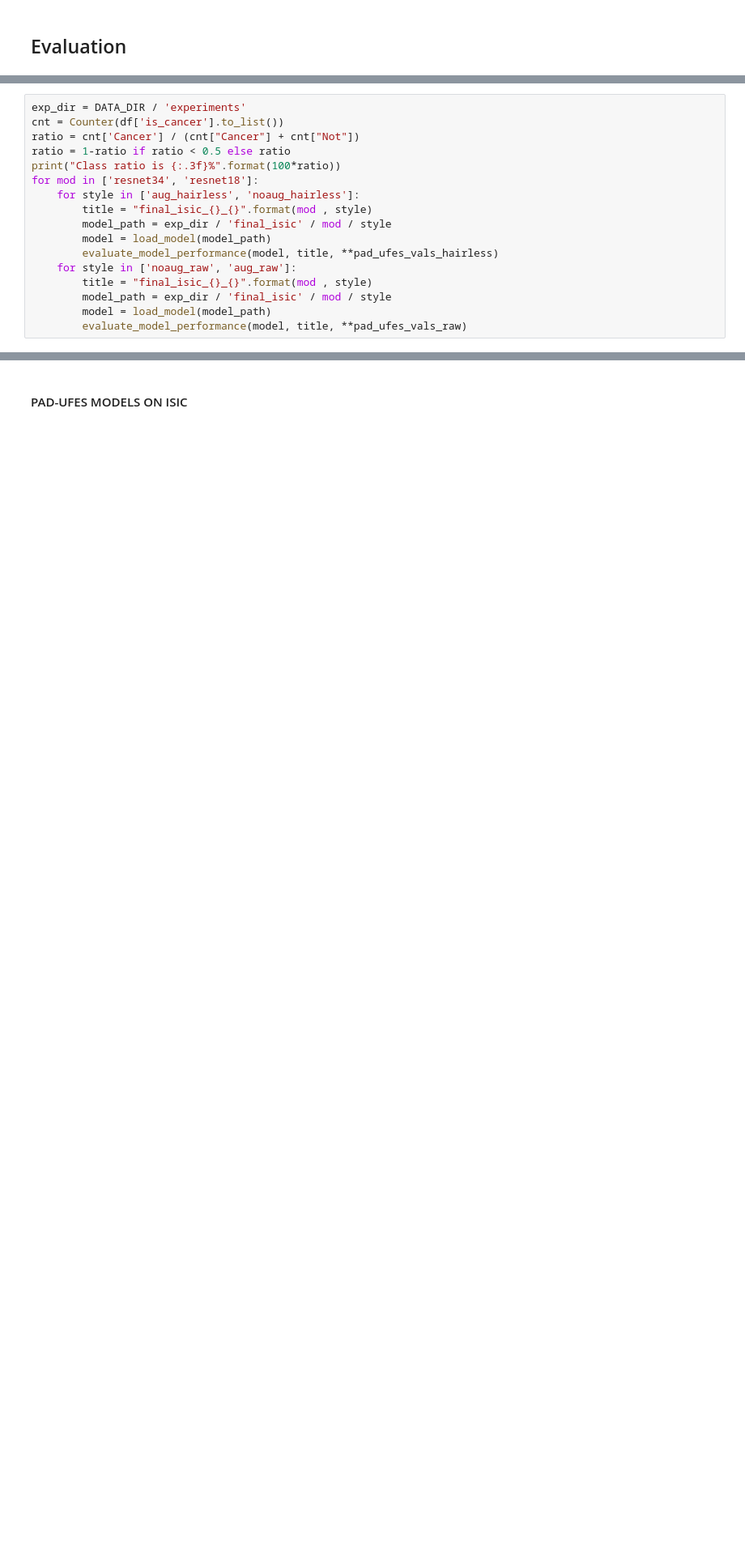
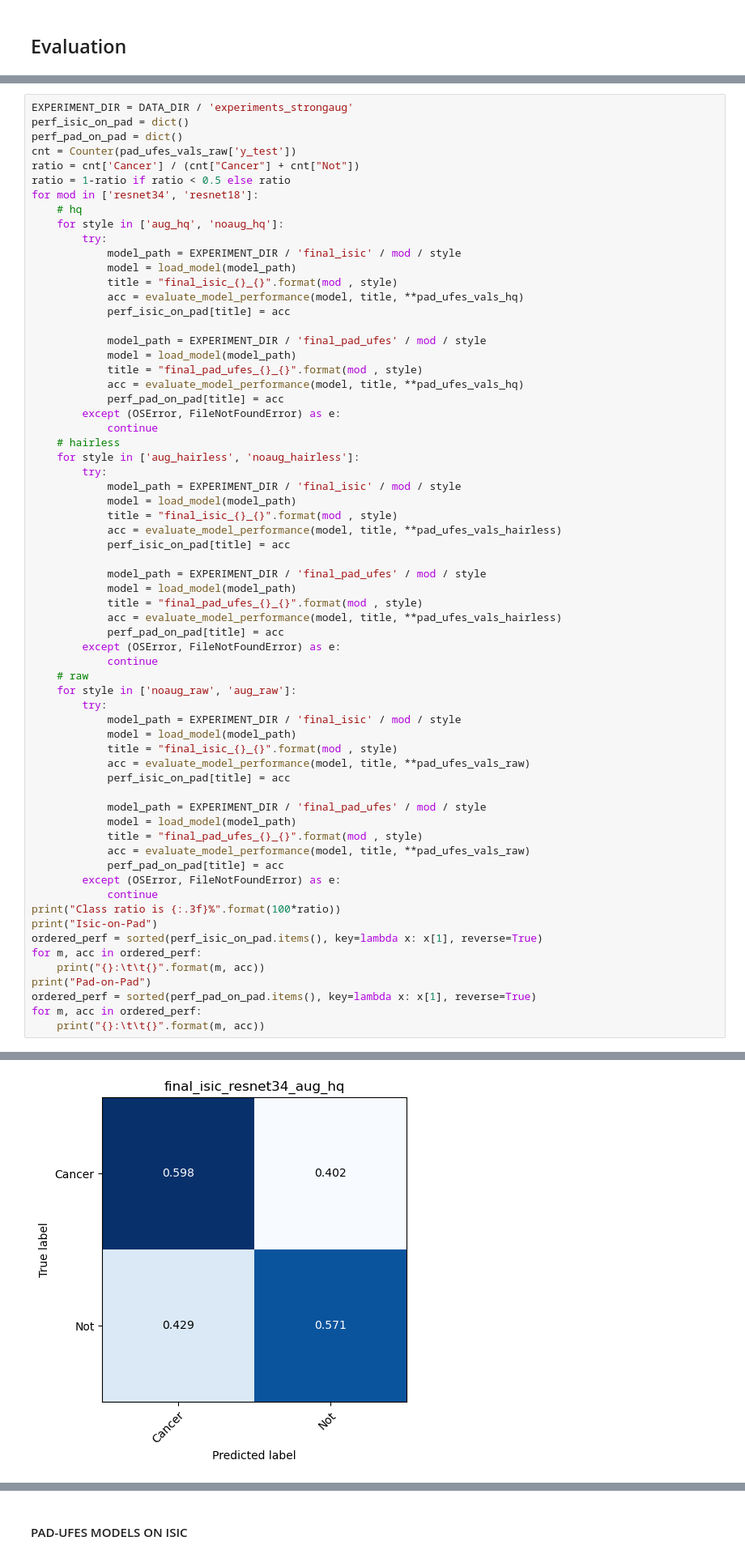
Before and after one commit to CEDipEngineering/ComputerAidedSkinCancerIdentificationAndDiagnosis, a Jupyter notebook: experiments/dip/final_experiments/performance_tests.ipynb, the cells around one changed output, grey strips where cells are left out. Shown at 81% size. Saved outputs shown, nothing was run; the diff lists cells and outputs as text; blank space fills up the shorter version.

Commit message:
Add more analysis to model tranings, and start training what seems to be most promising

```diff
--- a/experiments/dip/final_experiments/performance_tests.ipynb
+++ b/experiments/dip/final_experiments/performance_tests.ipynb
@@ -126,17 +129,0 @@ def evaluate_model_performance(model: keras.models.Sequential, title:str, x_test
-# %%
-exp_dir = DATA_DIR / 'experiments'
-cnt = Counter(df['is_cancer'].to_list())
-ratio = cnt['Cancer'] / (cnt["Cancer"] + cnt["Not"])
-ratio = 1-ratio if ratio < 0.5 else ratio
-print("Class ratio is {:.3f}%".format(100*ratio))
-for mod in ['resnet34', 'resnet18']:
-    for style in ['aug_hairless', 'noaug_hairless']:
-        title = "final_isic_{}_{}".format(mod , style)
-        model_path = exp_dir / 'final_isic' / mod / style
-        model = load_model(model_path)
-        evaluate_model_performance(model, title, **pad_ufes_vals_hairless)
-    for style in ['noaug_raw', 'aug_raw']:
-        title = "final_isic_{}_{}".format(mod , style)
-        model_path = exp_dir / 'final_isic' / mod / style
-        model = load_model(model_path)
-        evaluate_model_performance(model, title, **pad_ufes_vals_raw)
@@ -168,0 +130,66 @@ Model accuracy for final_isic_resnet18_aug_raw: 55.351%
+# %%
+EXPERIMENT_DIR = DATA_DIR / 'experiments_strongaug'
+perf_isic_on_pad = dict()
+perf_pad_on_pad = dict()
+cnt = Counter(pad_ufes_vals_raw['y_test'])
+ratio = cnt['Cancer'] / (cnt["Cancer"] + cnt["Not"])
+ratio = 1-ratio if ratio < 0.5 else ratio
+for mod in ['resnet34', 'resnet18']:
+    # hq
+    for style in ['aug_hq', 'noaug_hq']:
+        try:
+            model_path = EXPERIMENT_DIR / 'final_isic' / mod / style
+            model = load_model(model_path)
+            title = "final_isic_{}_{}".format(mod , style)
+            acc = evaluate_model_performance(model, title, **pad_ufes_vals_hq)
+            perf_isic_on_pad[title] = acc
+
+            model_path = EXPERIMENT_DIR / 'final_pad_ufes' / mod / style
+            model = load_model(model_path)
+            title = "final_pad_ufes_{}_{}".format(mod , style)
+            acc = evaluate_model_performance(model, title, **pad_ufes_vals_hq)
+            perf_pad_on_pad[title] = acc
+        except (OSError, FileNotFoundError) as e:
+            continue
+    # hairless
+    for style in ['aug_hairless', 'noaug_hairless']:
+        try:
+            model_path = EXPERIMENT_DIR / 'final_isic' / mod / style
+            model = load_model(model_path)
+            title = "final_isic_{}_{}".format(mod , style)
+            acc = evaluate_model_performance(model, title, **pad_ufes_vals_hairless)
+            perf_isic_on_pad[title] = acc
+
+            model_path = EXPERIMENT_DIR / 'final_pad_ufes' / mod / style
+            model = load_model(model_path)
+            title = "final_pad_ufes_{}_{}".format(mod , style)
+            acc = evaluate_model_performance(model, title, **pad_ufes_vals_hairless)
+            perf_pad_on_pad[title] = acc
+        except (OSError, FileNotFoundError) as e:
+            continue
+    # raw
+    for style in ['noaug_raw', 'aug_raw']:
+        try:
+            model_path = EXPERIMENT_DIR / 'final_isic' / mod / style
+            model = load_model(model_path)
+            title = "final_isic_{}_{}".format(mod , style)
+            acc = evaluate_model_performance(model, title, **pad_ufes_vals_raw)
+            perf_isic_on_pad[title] = acc
+
+            model_path = EXPERIMENT_DIR / 'final_pad_ufes' / mod / style
+            model = load_model(model_path)
+            title = "final_pad_ufes_{}_{}".format(mod , style)
+            acc = evaluate_model_performance(model, title, **pad_ufes_vals_raw)
+            perf_pad_on_pad[title] = acc
+        except (OSError, FileNotFoundError) as e:
+            continue
+print("Class ratio is {:.3f}%".format(100*ratio))
+print("Isic-on-Pad")
+ordered_perf = sorted(perf_isic_on_pad.items(), key=lambda x: x[1], reverse=True)
+for m, acc in ordered_perf:
+    print("{}:\t\t{}".format(m, acc))
+print("Pad-on-Pad")
+ordered_perf = sorted(perf_pad_on_pad.items(), key=lambda x: x[1], reverse=True)
+for m, acc in ordered_perf:
+    print("{}:\t\t{}".format(m, acc))
+# %% [output]
@@ -168,0 +213 @@ Model accuracy for final_isic_resnet18_aug_raw: 55.351%
+[figure, added]
```
Also changed, not shown: parts of 10 cells of this notebook, 2 other files.
